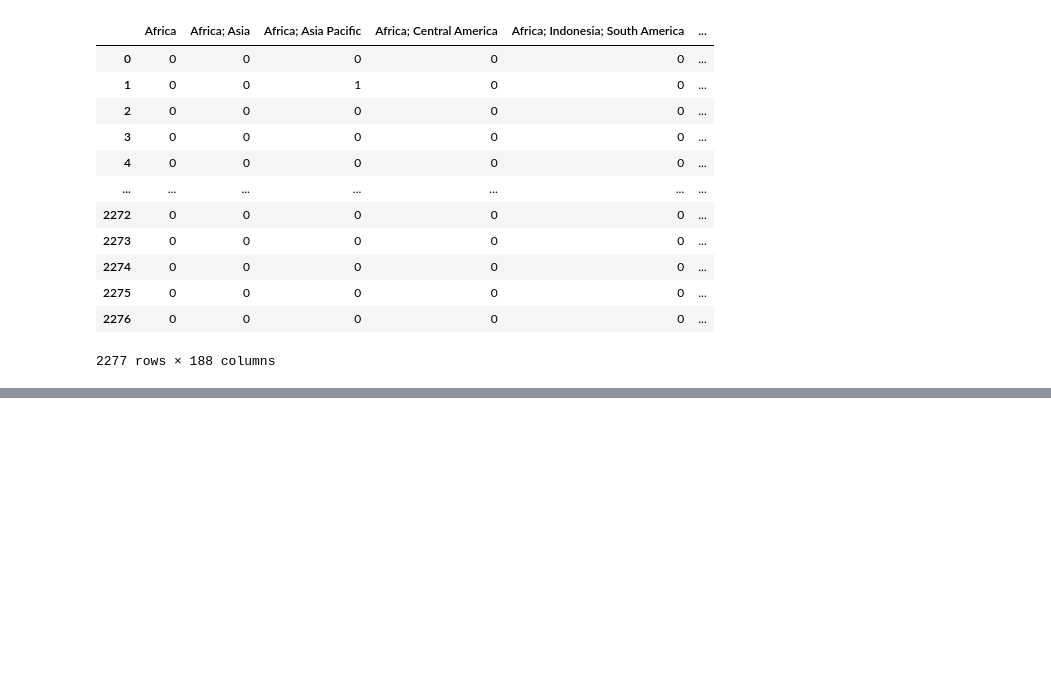
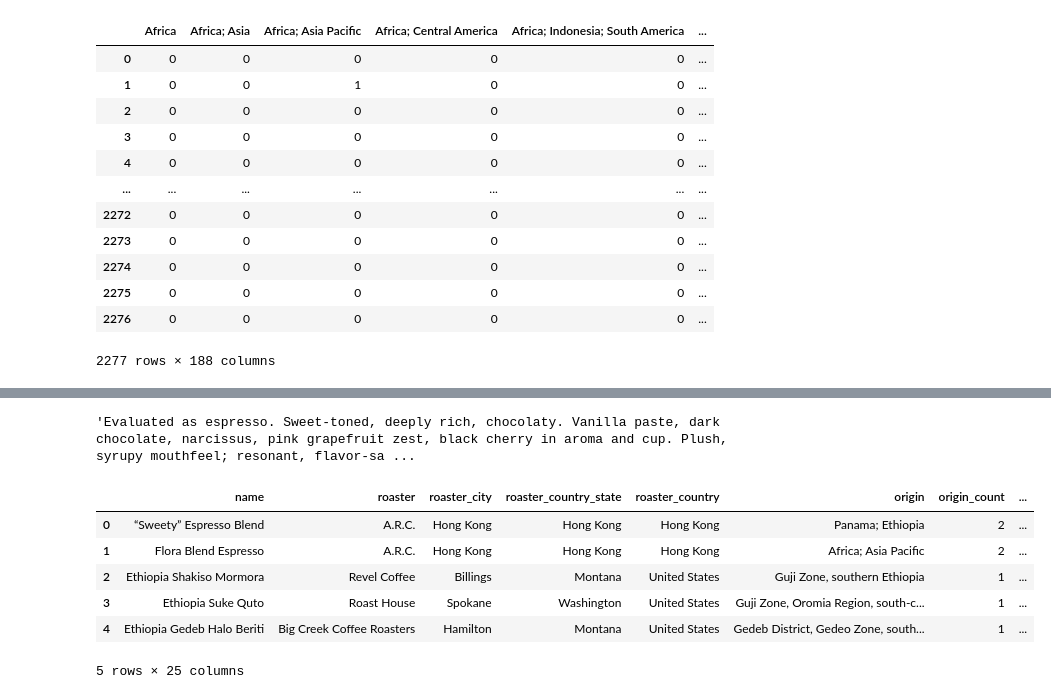
Before and after one commit to cindysoh/coffee_bean_recommender, a Jupyter notebook: code/Modeling.ipynb, the cells around one changed output, grey strips where cells are left out. Drawn from its saved outputs; the diff is of its cells as text; code cells hidden in the pictures; blank space fills up the shorter version.

```diff
--- a/code/Modeling.ipynb
+++ b/code/Modeling.ipynb
@@ -89,0 +70,8 @@ coffee.iloc[select_taste_index,:]
+# %%
+coffee['desc_3'] = coffee['desc_3'].fillna('')
+# %%
+coffee['desc'] = coffee['desc_1'] + ' ' + coffee['desc_3']
+# %%
+coffee.iloc[0][24]
+# %% [output]
+'Evaluated as espresso. Sweet-toned, deeply rich, chocolaty. Vanilla paste, dark chocolate, narcissus, pink grapefruit zest, black cherry in aroma and cup. Plush, syrupy mouthfeel; resonant, flavor-sa ...
@@ -89,0 +88,10 @@ coffee.iloc[select_taste_index,:]
+# %%
+coffee.head(5)
+# %% [output]
+|  | name | roaster | roaster_city | roaster_country_state | roaster_country | origin | origin_count | ... |
+| 0 | “Sweety” Espresso Blend | A.R.C. | Hong Kong | Hong Kong | Hong Kong | Panama; Ethiopia | 2 | ... |
+| 1 | Flora Blend Espresso | A.R.C. | Hong Kong | Hong Kong | Hong Kong | Africa; Asia Pacific | 2 | ... |
+| 2 | Ethiopia Shakiso Mormora | Revel Coffee | Billings | Montana | United States | Guji Zone, southern Ethiopia | 1 | ... |
+| 3 | Ethiopia Suke Quto | Roast House | Spokane | Washington | United States | Guji Zone, Oromia Region, south-c... | 1 | ... |
+| 4 | Ethiopia Gedeb Halo Beriti | Big Creek Coffee Roasters | Hamilton | Montana | United States | Gedeb District, Gedeo Zone, south... | 1 | ... |
+5 rows × 25 columns
```
Also changed, not shown: parts of 32 cells of this notebook.
